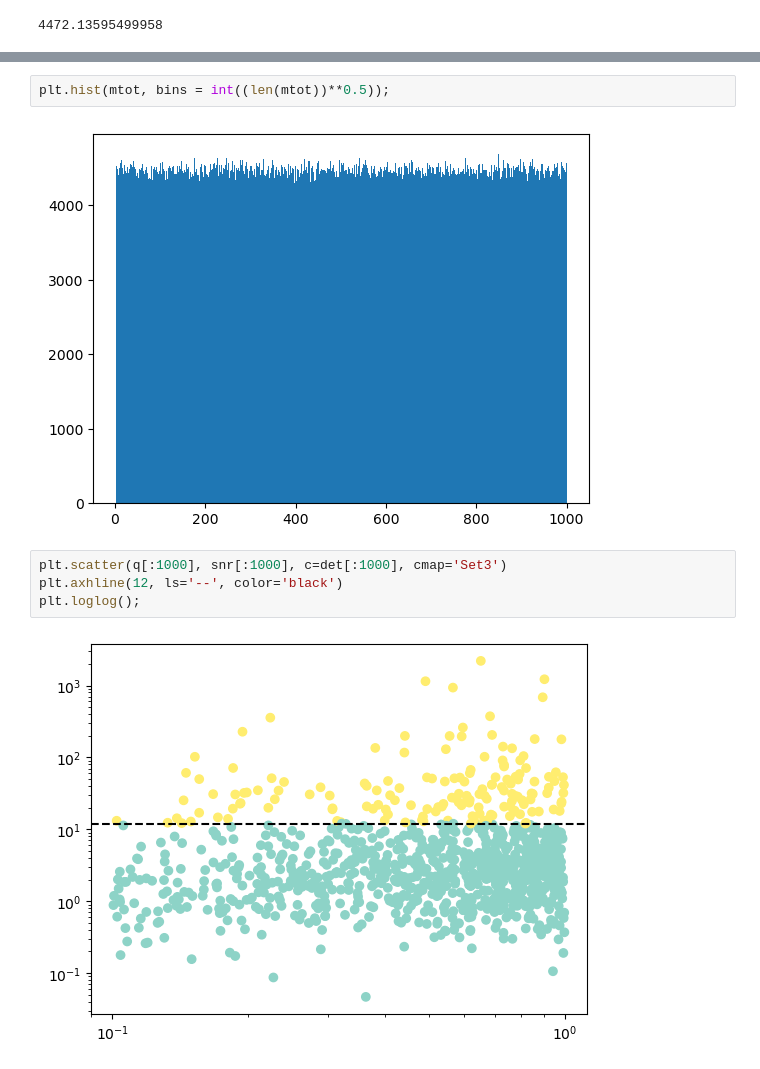
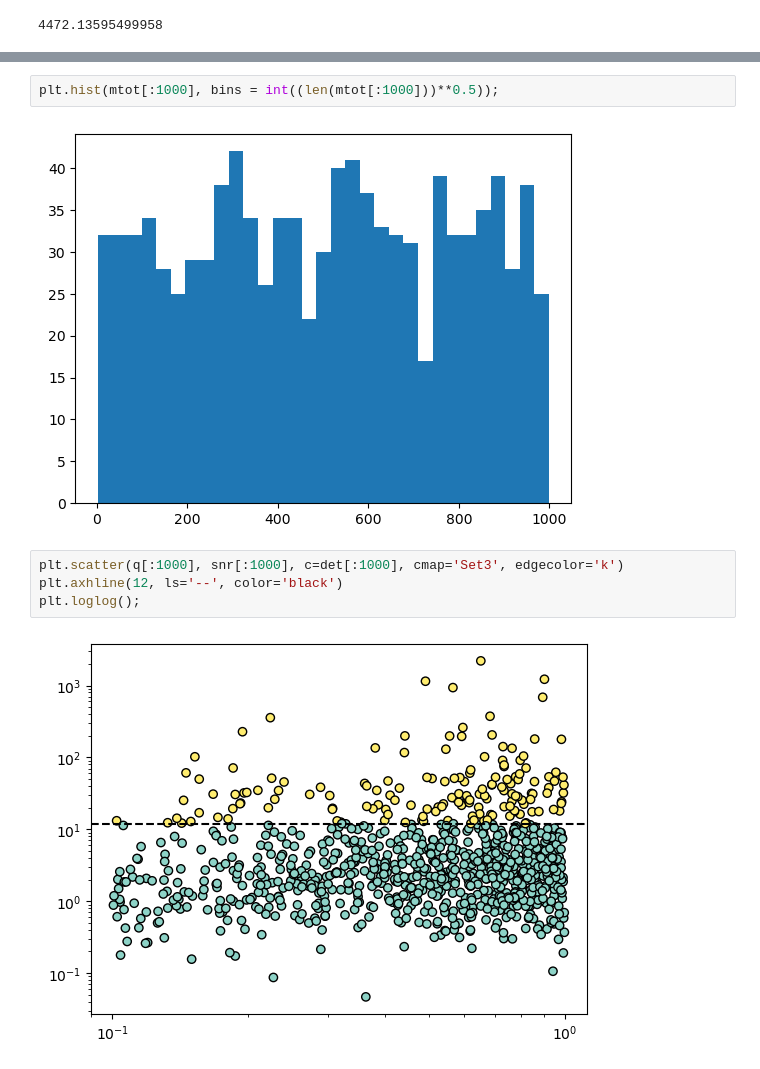
Before and after one commit to SimoneRestuccia/astrostatistics_bicocca_2024, a Jupyter notebook: working/L_20_01.ipynb, the cells around one changed output, grey strips where cells are left out. Drawn from its saved outputs; the diff is of its cells as text.

```diff
--- a/working/L_20_01.ipynb
+++ b/working/L_20_01.ipynb
@@ -73,11 +72,11 @@ plt.hist(z, bins = int((len(z))**0.5));
 # %%
-plt.hist(mtot, bins = int((len(mtot))**0.5));
+plt.hist(mtot[:1000], bins = int((len(mtot[:1000]))**0.5));
 # %% [output]
-[figure, old version]
+[figure, new version]
 # %%
-plt.scatter(q[:1000], snr[:1000], c=det[:1000], cmap='Set3')
+plt.scatter(q[:1000], snr[:1000], c=det[:1000], cmap='Set3', edgecolor='k')
 plt.axhline(12, ls='--', color='black')
 plt.loglog();
 # %% [output]
-[figure, old version]
+[figure, new version]
 # %%
```
Also changed, not shown: parts of 15 cells of this notebook.
